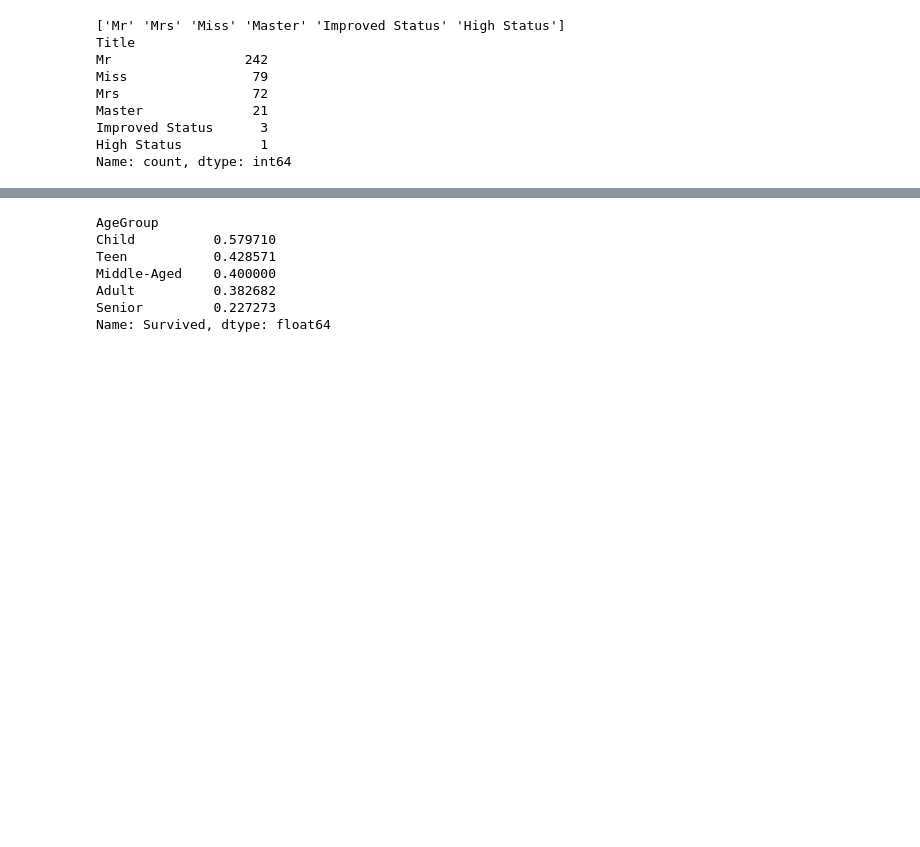
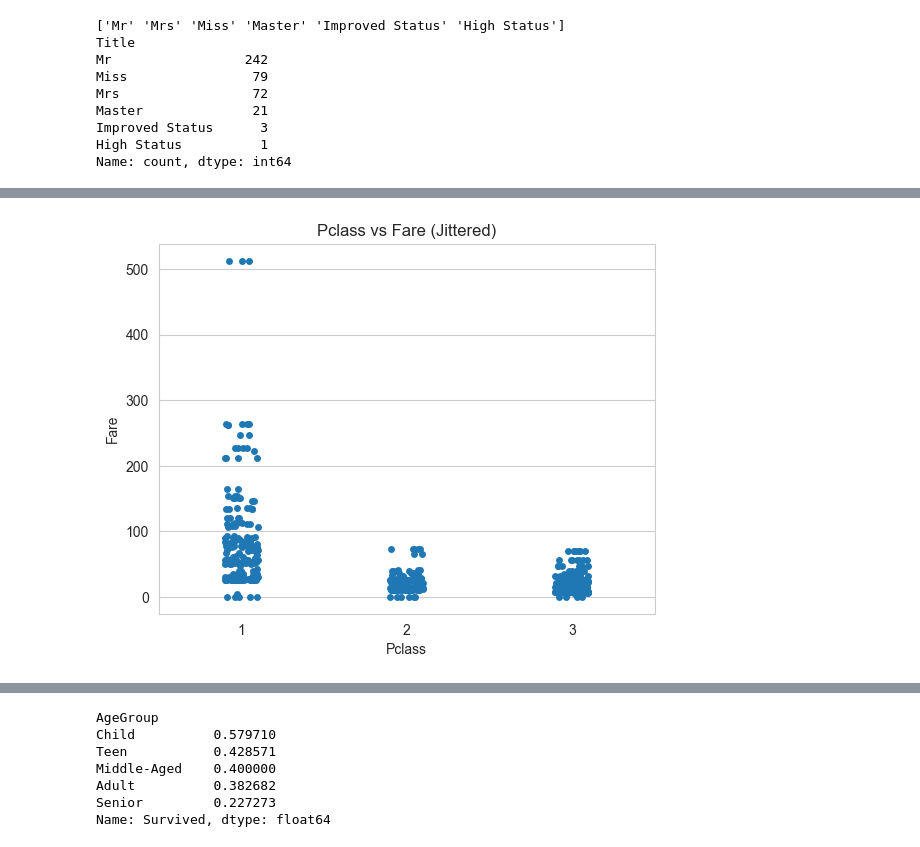
Before and after one commit to DavidLjungqvist/Solutions, a Jupyter notebook: 80_machinelearning/titanic_data_visualize.ipynb, the cells around one changed output, grey strips where cells are left out. Drawn from its saved outputs; the diff is of its cells as text; code cells hidden in the pictures; blank space fills up the shorter version.

```diff
--- a/80_machinelearning/titanic_data_visualize.ipynb
+++ b/80_machinelearning/titanic_data_visualize.ipynb
@@ -140,7 +143,13 @@ Improved Status      3
 High Status          1
 Name: count, dtype: int64
 # %%
-title_map = {title: i for i, title in enumerate(title_survival.index)}
+# title_map = {title: i for i, title in enumerate(title_survival.index)}
+title_map = {'Mr': 0,
+ 'Improved Status': 1,
+ 'Master': 3,
+ 'High Status': 2,
+ 'Miss': 4,
+ 'Mrs': 5}
 title_map
 # %% [output]
 {'Mr': 0,
@@ -169,3 +181,9 @@ df[["Title", "Title_encoded"]].head(10)
 # %%
 gender_map = {"male": 0, "female": 1}
 df["Gender_encoded"] = df["Sex"].map(gender_map)
+# %%
+sns.stripplot(data=df, x="Pclass", y="Fare", jitter=True)
+plt.title("Pclass vs Fare (Jittered)")
+plt.show()
+# %% [output]
+[figure, added]
```
Also changed, not shown: parts of 9 cells of this notebook, 1 other file.
